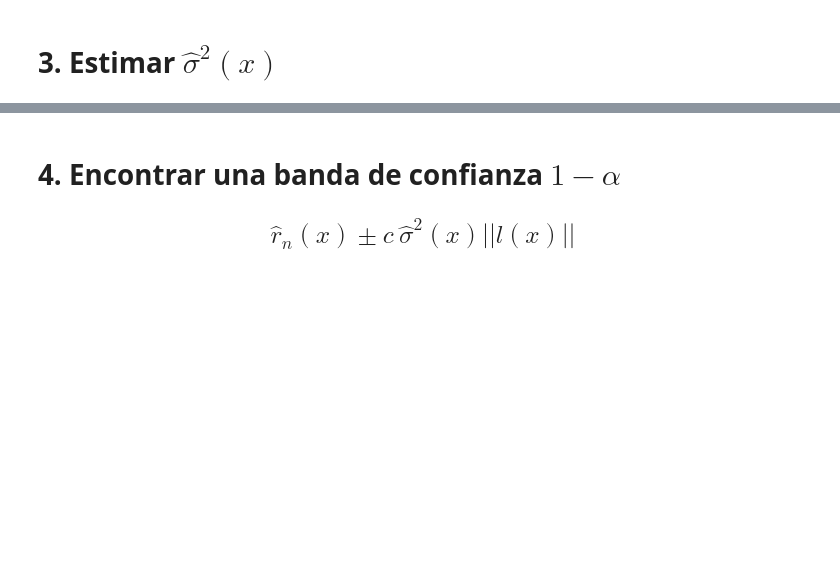
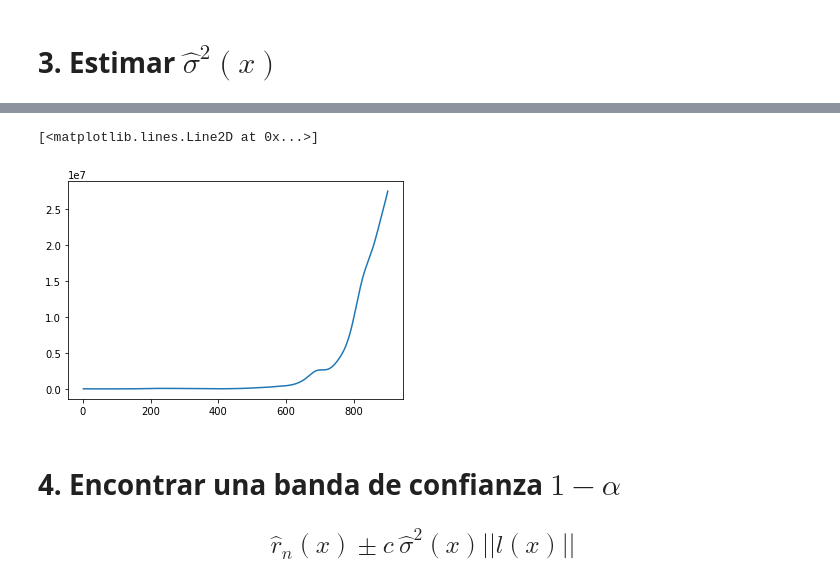
Before and after one commit to Viridianalr/Estadistica-III-2019, a Jupyter notebook: Código python/Suavizamiento.ipynb, the cells around one changed output, grey strips where cells are left out. Cells and saved outputs as stored; diff of their text form; code cells hidden in the pictures; blank space fills up the shorter version.

```diff
--- a/Código python/Suavizamiento.ipynb
+++ b/Código python/Suavizamiento.ipynb
@@ -105,3 +111,9 @@ p = 3
+# %%
+Var = [ma.exp(qn(y,hop)) for y in X]
+plt.plot(X,Var)
+# %% [output]
+[<matplotlib.lines.Line2D at 0x...>]
+[figure, added]
 # %% [markdown]
 # 4. Encontrar una banda de confianza $1-\alpha$
 ## $$ \hat{r}_n(x)\pm c\ \hat{\sigma}^{2}(x)||l(x)||$$
```
Also changed, not shown: parts of 15 cells of this notebook.
